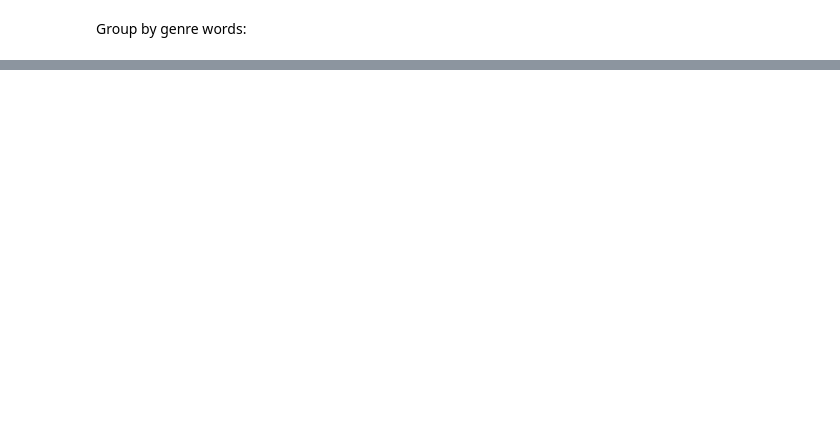
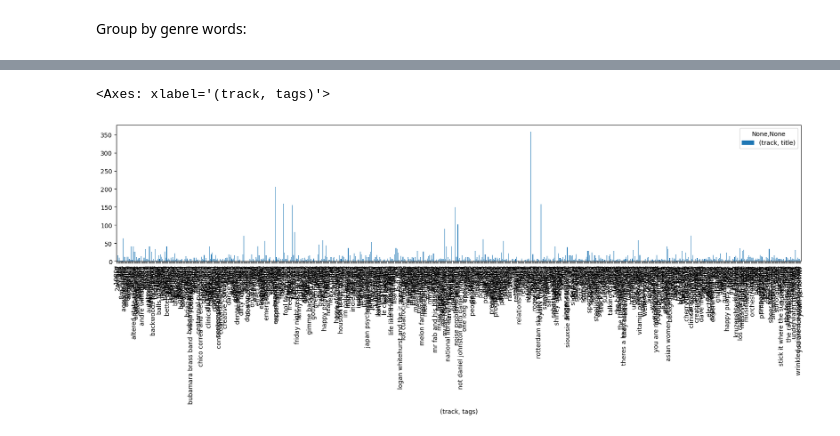
Before and after one commit to mayabflannery/exp-music-semantics, a Jupyter notebook: analysis/analyseFMASubset.ipynb, the cells around one changed output, grey strips where cells are left out. Saved outputs shown, nothing was run; the diff lists cells and outputs as text; code cells hidden in the pictures; blank space fills up the shorter version.

Commit message:
use pandas explode/groupby to get word frequency

```diff
--- a/analysis/analyseFMASubset.ipynb
+++ b/analysis/analyseFMASubset.ipynb
@@ -217,25 +85,29 @@ dtype: object
 # %% [markdown]
 Create function to split number string in genre column to individual substrings:
 # %%
-import ast
-
 def split_numbers(input_string):
-    # Use ast.literal_eval to safely evaluate the string as a Python literal (list)
-    numbers_list = ast.literal_eval(input_string)
-
-    # Convert each element in the list to a string
-    numbers_str = [str(number) for number in numbers_list]
-
+    # separate out just the numbers
+    genre_code_list = input_string.strip("[]").split(",")
     # Map numbers in list to genre word (for..in)
     newList = [ ]
 
-    for x in numbers_str:
-        newList.append(dict_map[int(x)])
+    for x in genre_code_list:
+        # The original function was giving an error because of empty genre values in the dataframe
+        #   e.g., int(x) cannot conver 'no value' to a number, so python gives an error
+        #   The 'try--except' code in python lets you try to compute int(x), and if it give an error,
+        #           (see: https://pythonbasics.org/try-except/)
+        #   then run some other code. So here, we try int(x), if it give an error, then return empty string
+        try:
+            r = dict_map[int(x)]   # r = the mapping at int(x)
+        except ValueError:         # if int(x) fails with 'ValueError'
+            r = ""                 # just make an empty string
+        newList.append(r)
+    return newList   # Return list for exploding later...
+    #return ", ".join(newList)   # alternatively, rejoin into a string (so it fits in dataframe column)
 
-    return newList
-
+# Test
 # Input string
-input_string = "(1, 5, 9)"
+input_string = "[1, 5, 9, ]"
 
 # Call the split_numbers function
 result = split_numbers(input_string)
@@ -277,0 +135,8 @@ Name: (track, genres), Length: 23496, dtype: object
+# %%
+df2 = df.copy() # use .copy() so df2 is actually separate from the original df (otherwise,
+                #    df2 acts like a 'link' to df, and changing df2 changes df as well :/)
+df2[('track', 'genres')] = df2.loc[:, ('track', 'genres')].map(split_numbers)
+df2[('track', 'genres_all')] = df2.loc[:, ('track', 'genres_all')].map(split_numbers)
+df2[('track', 'tags')] = df2.loc[:, ('track', 'tags')].str.replace(r"\[|\]|'", "", regex=True).str.split(",") # clean up the tags
+     #  Also, convert these values to a list for exploding later
+df2.head()
@@ -301,0 +186,4 @@ Group by genre words:
+# %%
+# this returns a dataframe
+genre_tag_counts = df2.explode(('track', 'genres')).explode(('track', 'tags')).groupby([('track', 'genres'), ('track', 'tags')]).count()
+genre_tag_counts.head()
@@ -301,0 +271,5 @@ Group by genre words:
+# %%
+genre_tag_counts.xs("Rock", level=0).plot.bar(y=('track', 'title'), figsize=(20, 4))
+# %% [output]
+<Axes: xlabel='(track, tags)'>
+[figure, added]
```
Also changed, not shown: parts of 52 cells of this notebook, 1 other file.
